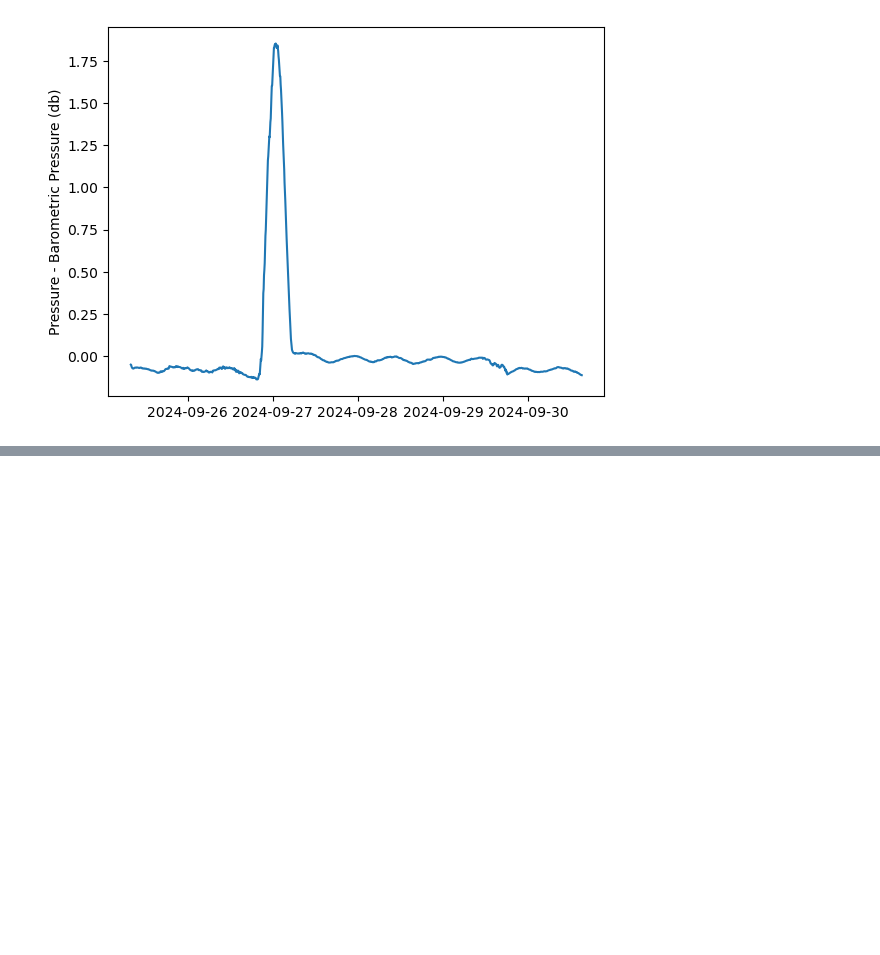
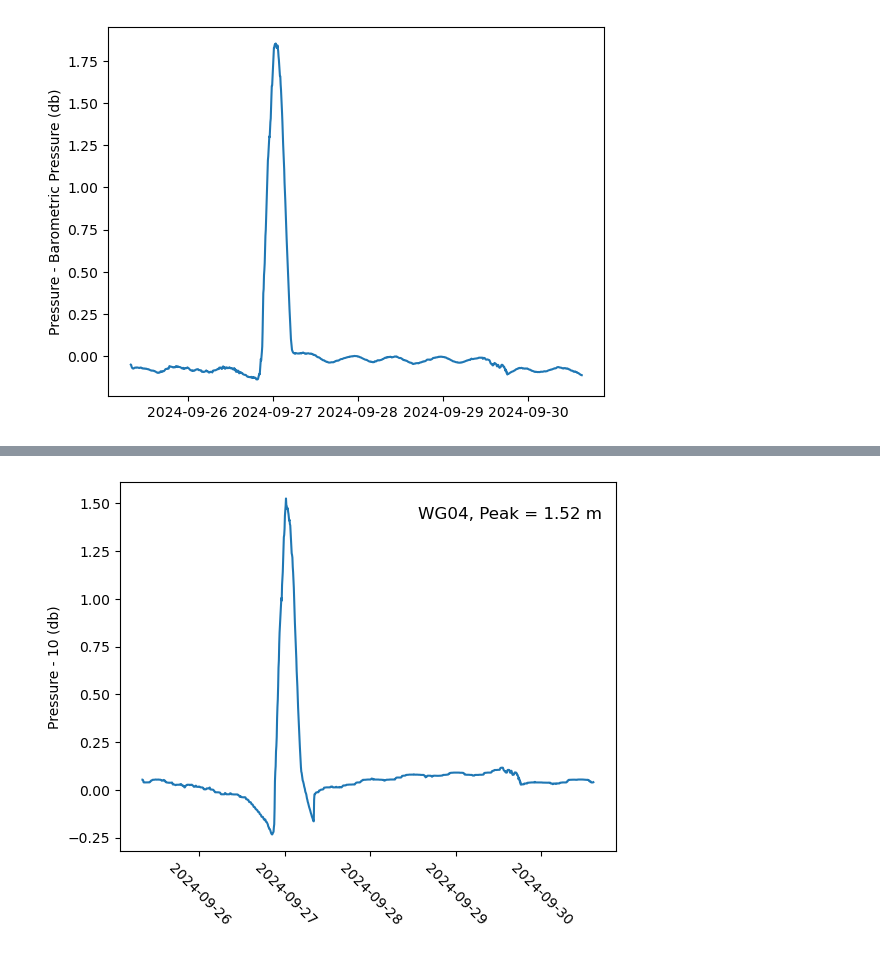
Before and after one commit to csherwood-usgs/NOPP_comparison, a Jupyter notebook: process_nheri_csv.ipynb, the cells around one changed output, grey strips where cells are left out. Saved outputs shown, nothing was run; the diff lists cells and outputs as text; code cells hidden in the pictures; blank space fills up the shorter version.

```diff
--- a/process_nheri_csv.ipynb
+++ b/process_nheri_csv.ipynb
@@ -169,0 +238,13 @@ Text(0, 0.5, 'Pressure - Barometric Pressure (db)')
+# %%
+sta = fn[82:86]
+peak = dfs['dbar'].max()
+tss = '{}, Peak = {:.2f} m'.format(sta, peak)
+print( dfs.describe() )
+
+fig, ax = plt.subplots( 1, 1)
+plt.plot( dfs['datetime'], dfs['dbar'] )
+ax.text(.6, .9, tss, fontsize=12, transform=ax.transAxes )
+plt.ylabel('Pressure - 10 (db)')
+plt.xticks(rotation=-45)
+plt.savefig( data_dir + sta + '.png', dpi=200, bbox_inches = 'tight' )
+# %% [output]
@@ -169,0 +260 @@ Text(0, 0.5, 'Pressure - Barometric Pressure (db)')
+[figure, added]
```
Also changed, not shown: parts of 3 cells of this notebook.
